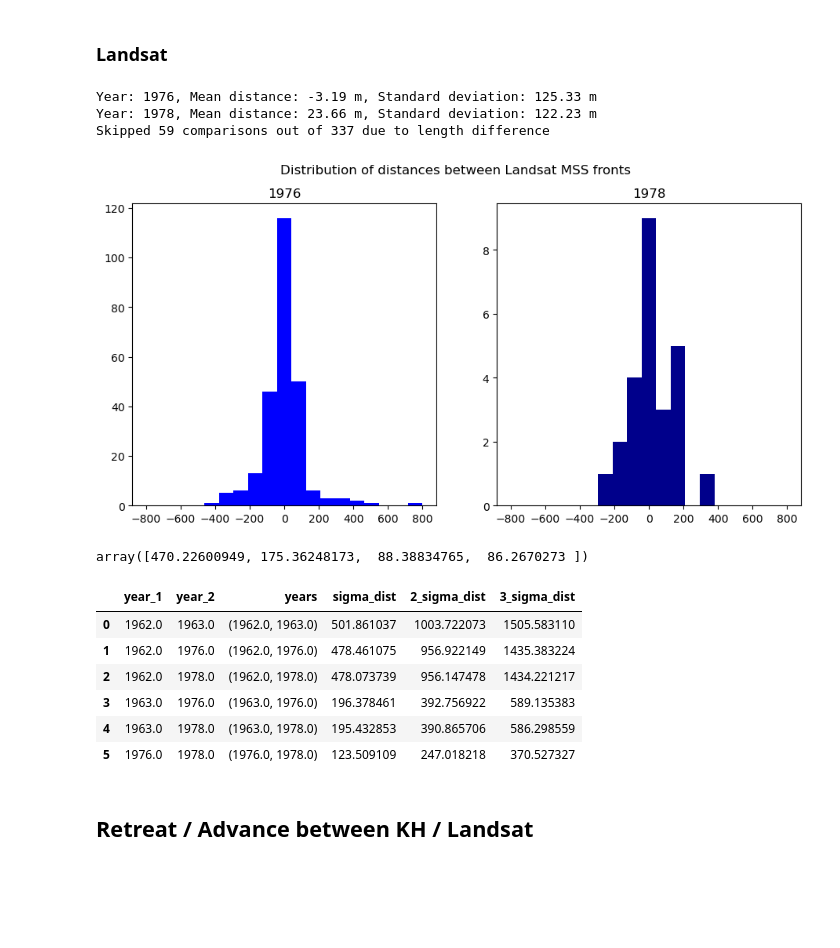
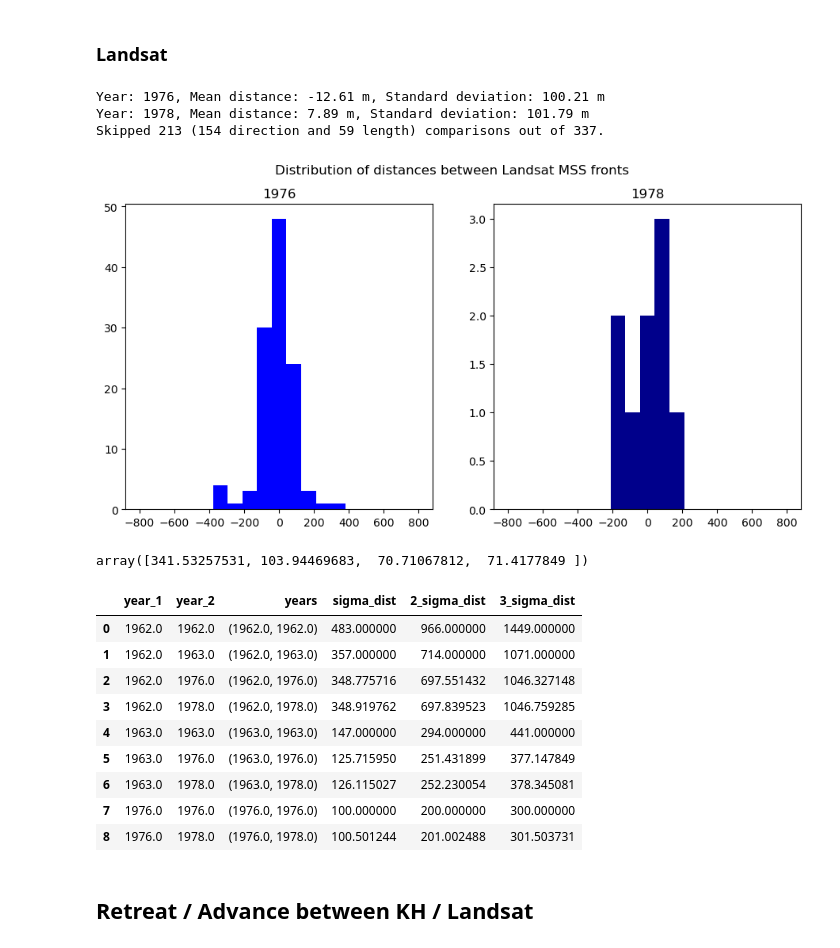
Before and after one commit to lorisdanjou/Svalbard_calving_fronts_1936-1978_data_analysis, a Jupyter notebook: results.ipynb, the cells around one changed output. Cells and saved outputs as stored; diff of their text form; code cells hidden in the pictures; blank space fills up the shorter version.

Commit message:
isolated surging/retreating observations/fronts

```diff
--- a/results.ipynb
+++ b/results.ipynb
@@ -131,9 +125,0 @@ all_fronts.front_id.values.max()
-# %%
-fronts = all_fronts.loc[all_fronts.front_id == 122]
-fronts_1962 = fronts.loc[fronts.timestamp.apply(lambda x:x.year) == 1962]
-fronts_1976 = fronts.loc[fronts.timestamp.apply(lambda x:x.year) == 1976]
-c_1962 = np.array([shapely.centroid(fronts_1962.iloc[0].geometry).x, shapely.centroid(fronts_1962.iloc[0].geometry).y])
-c_1976 = np.array([shapely.centroid(fronts_1962.iloc[0].geometry).x, shapely.centroid(fronts_1976.iloc[0].geometry).y])
-
-sgn = np.sign(np.dot(c_1976 - c_1962, np.array([0, 1])))
-sgn
@@ -141,0 +128,3 @@ sgn
+# %%
+fronts_i = all_fronts.loc[all_fronts.front_id == 141]
+fronts_i
@@ -241,57 +288,59 @@ def get_year(timestamp):
     return timestamp.year
 
 dists = []
-skip_count = 0
+skip_count_len = 0
+skip_count_dir = 0
 total_count = 0
 years = [1976, 1978]
 for year in years:
     dists_year = []
     front_ids = landsat_fronts.loc[landsat_fronts.timestamp.apply(get_year) == year].front_id.unique()
     for front_id in front_ids:
         fronts = landsat_fronts.loc[landsat_fronts.front_id == front_id].loc[landsat_fronts.timestamp.apply(get_year) == year]
         for k in range(len(fronts.geometry) - 1):
             for l in range(k + 1, len(fronts.geometry)):
                 front1 = fronts.geometry.iloc[k]
                 front2 = fronts.geometry.iloc[l]
                 dir_1 = fronts.front_dir.iloc[k]
                 dir_2 = fronts.front_dir.iloc[l]
                 # print(front_id) # to identify the fronts that have different flow directions.
-                dist = distance(front1, front2, dir_1, dir_2)
+                dist, e = distance(front1, front2, dir_1, dir_2)
                 if dist is not None:
                     dists_year.append(dist)
-                else:
-                    skip_count += 1
+                elif e == 1:
+                    skip_count_len += 1
+                elif e == 2:
+                    skip_count_dir += 1
                 total_count += 1
     dists.append(dists_year)
 
 dists_npy = [np.array(dists_year) for dists_year in dists]
-sigma = [dists_npy_year.std() for dists_npy_year in dists_npy]
+sigma_landsat = [dists_npy_year.std() for dists_npy_year in dists_npy]
 mean = [dists_npy_year.mean() for dists_npy_year in dists_npy]
 
 for i in range(len(years)):
-    print(f"Year: {years[i]}, Mean distance: {mean[i]:.2f} m, Standard deviation: {sigma[i]:.2f} m")
+    print(f"Year: {years[i]}, Mean distance: {mean[i]:.2f} m, Standard deviation: {sigma_landsat[i]:.2f} m")
 
-print(f"Skipped {skip_count} comparisons out of {total_count} due to length difference")
-
+print(f"Skipped {skip_count_len + skip_count_dir} ({skip_count_dir} direction and {skip_count_len} length) comparisons out of {total_count}.")
 fig, axs = plt.subplots(ncols=len(years), figsize=(11, 5))
 axs[0].hist(dists[0], bins=np.linspace(-800, 800, 20), color="blue")
 axs[0].set_title(years[0])
 axs[1].hist(dists[1], bins=np.linspace(-800, 800, 20), color="darkblue")
 axs[1].set_title(years[1])
 fig.suptitle("Distribution of distances between Landsat MSS fronts")
 fig.savefig("images/Landsat_MSS_fonts_accuracy.png", bbox_inches="tight")
 # %% [output]
-Year: 1976, Mean distance: -3.19 m, Standard deviation: 125.33 m
-Year: 1978, Mean distance: 23.66 m, Standard deviation: 122.23 m
-Skipped 59 comparisons out of 337 due to length difference
+Year: 1976, Mean distance: -12.61 m, Standard deviation: 100.21 m
+Year: 1978, Mean distance: 7.89 m, Standard deviation: 101.79 m
+Skipped 213 (154 direction and 59 length) comparisons out of 337.
-[figure, old version]
+[figure, new version]
 # %%
 years = np.array([1962, 1963, 1976, 1978])
-sigmas_prime = np.array([665, 248, 125, 122])
+sigmas_prime = np.floor(np.concatenate([sigma_kh, sigma_landsat]))
 sigmas = sigmas_prime / np.sqrt(2)
 sigmas
 # %% [output]
-array([470.22600949, 175.36248173,  88.38834765,  86.2670273 ])
+array([341.53257531, 103.94469683,  70.71067812,  71.4177849 ])
 # %%
 uncertainties = pd.DataFrame(
     [],
@@ -299,7 +348,7 @@ uncertainties = pd.DataFrame(
 )
 
 for i in range(len(years) - 1):
-    for j in range(i + 1, len(years)):
+    for j in range(i, len(years)):
         uncertainties.loc[len(uncertainties)] = [
             years[i],
             years[j],
@@ -313,12 +362,15 @@ uncertainties = uncertainties[["year_1", "year_2", "years", "sigma_dist", "2_sig
 uncertainties
 # %% [output]
 |  | year_1 | year_2 | years | sigma_dist | 2_sigma_dist | 3_sigma_dist |
-| 0 | 1962.0 | 1963.0 | (1962.0, 1963.0) | 501.861037 | 1003.722073 | 1505.583110 |
-| 1 | 1962.0 | 1976.0 | (1962.0, 1976.0) | 478.461075 | 956.922149 | 1435.383224 |
-| 2 | 1962.0 | 1978.0 | (1962.0, 1978.0) | 478.073739 | 956.147478 | 1434.221217 |
-| 3 | 1963.0 | 1976.0 | (1963.0, 1976.0) | 196.378461 | 392.756922 | 589.135383 |
-| 4 | 1963.0 | 1978.0 | (1963.0, 1978.0) | 195.432853 | 390.865706 | 586.298559 |
-| 5 | 1976.0 | 1978.0 | (1976.0, 1978.0) | 123.509109 | 247.018218 | 370.527327 |
+| 0 | 1962.0 | 1962.0 | (1962.0, 1962.0) | 483.000000 | 966.000000 | 1449.000000 |
+| 1 | 1962.0 | 1963.0 | (1962.0, 1963.0) | 357.000000 | 714.000000 | 1071.000000 |
+| 2 | 1962.0 | 1976.0 | (1962.0, 1976.0) | 348.775716 | 697.551432 | 1046.327148 |
+| 3 | 1962.0 | 1978.0 | (1962.0, 1978.0) | 348.919762 | 697.839523 | 1046.759285 |
+| 4 | 1963.0 | 1963.0 | (1963.0, 1963.0) | 147.000000 | 294.000000 | 441.000000 |
+| 5 | 1963.0 | 1976.0 | (1963.0, 1976.0) | 125.715950 | 251.431899 | 377.147849 |
+| 6 | 1963.0 | 1978.0 | (1963.0, 1978.0) | 126.115027 | 252.230054 | 378.345081 |
+| 7 | 1976.0 | 1976.0 | (1976.0, 1976.0) | 100.000000 | 200.000000 | 300.000000 |
+| 8 | 1976.0 | 1978.0 | (1976.0, 1978.0) | 100.501244 | 201.002488 | 301.503731 |
 # %% [markdown]
 ## Retreat / Advance between KH / Landsat
 # %%
```
Also changed, not shown: parts of 22 cells of this notebook, 2 other files.
